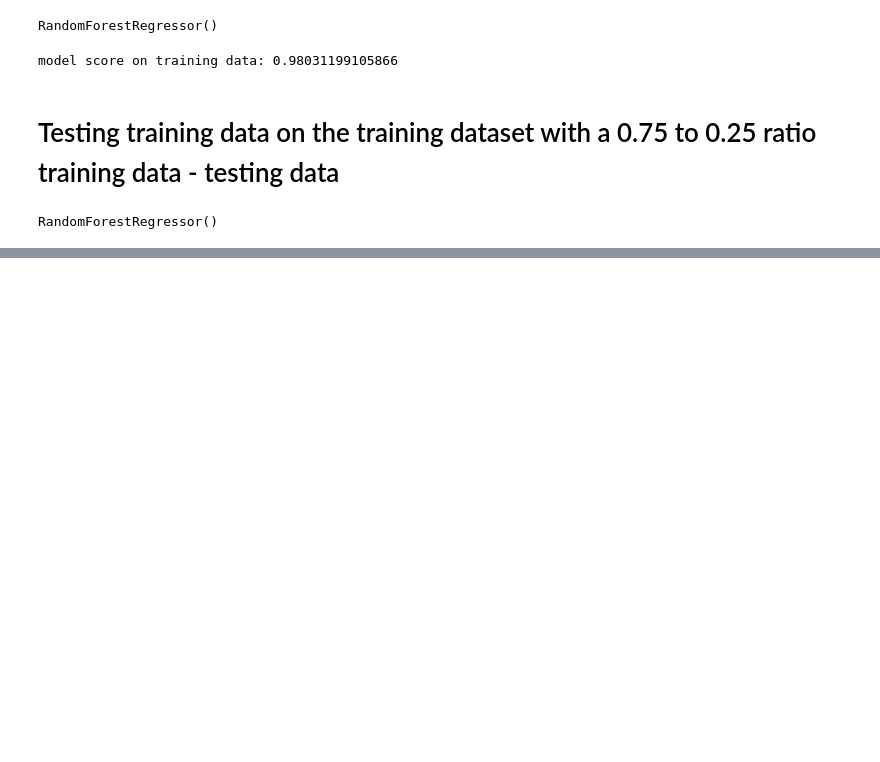
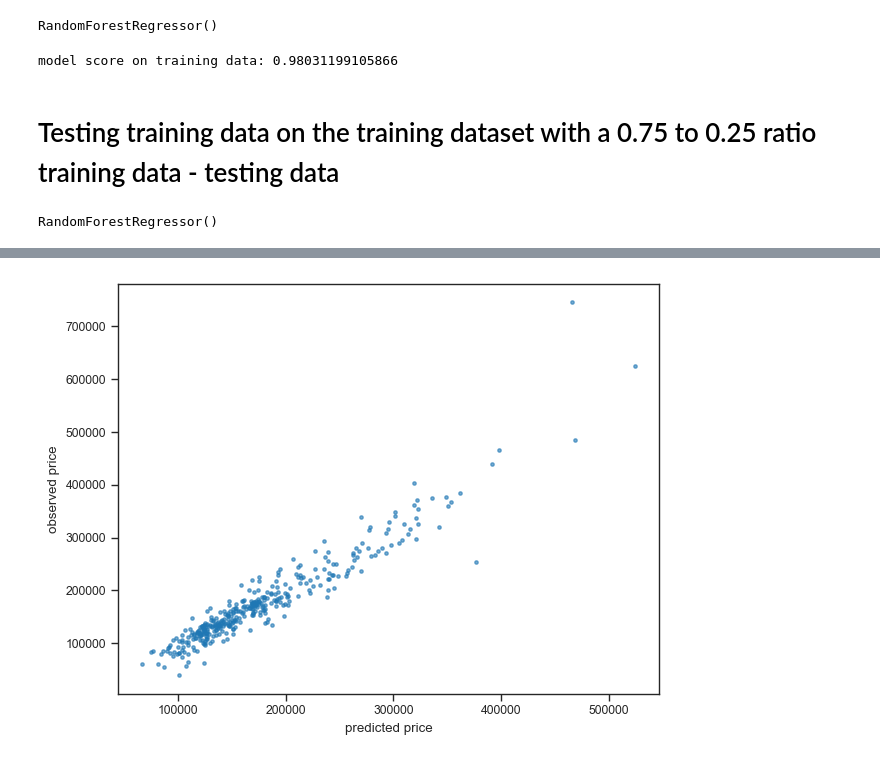
Before and after one commit to yummypugs/Data-Analytics-in-Business, a Jupyter notebook: Housing Dataset without Strings.ipynb, the cells around one changed output, grey strips where cells are left out. Cells and saved outputs as stored; diff of their text form; code cells hidden in the pictures; blank space fills up the shorter version.

```diff
--- a/Housing Dataset without Strings.ipynb
+++ b/Housing Dataset without Strings.ipynb
@@ -172,16 +172,18 @@ plt.show()
 # %%
 fig,ax = plt.subplots()
 plt.plot(forest.predict(X_test), y_test.to_numpy(), ".", alpha=0.6)
 
 plt.xlabel(r"predicted price")
 plt.ylabel(r"observed price")
 
-plt.xlim(0,5)
-plt.ylim(0,5)
+#plt.xlim(0,5)
+#plt.ylim(0,5)
 
 plt.tight_layout()
 plt.savefig("predicted_house_price_regression_correlation.png", dpi=600)
 plt.show()
+# %% [output]
+[figure, added]
 # %%
 feature_names = [x for x in X.columns]
 importances = forest.feature_importances_
```
Also changed, not shown: parts of 4 cells of this notebook, 1 other file.
